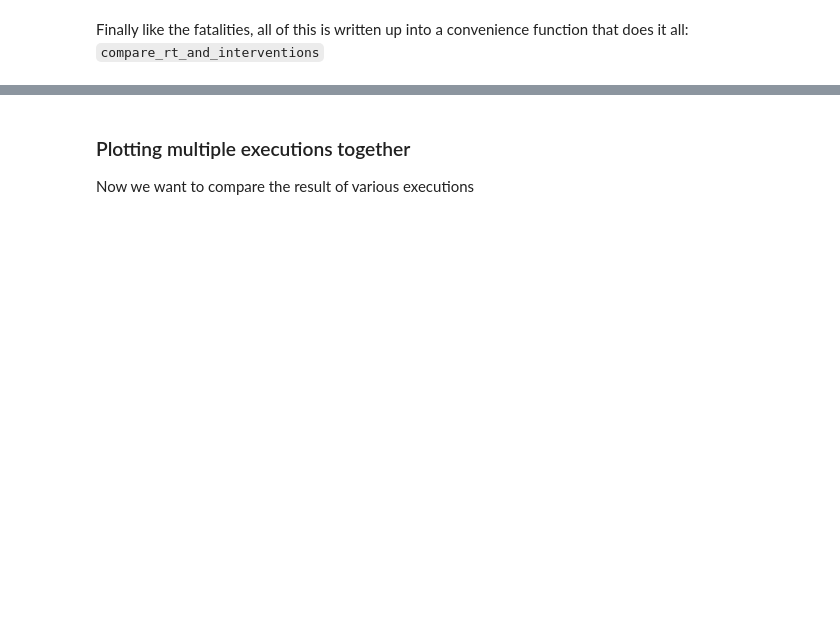
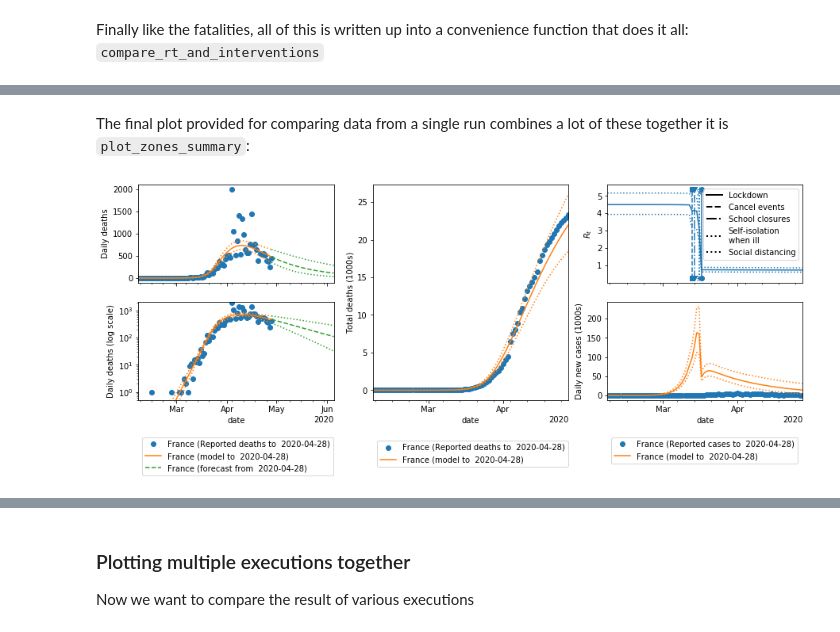
Before and after one commit to payoto/covid19model-fr-regions-results, a Jupyter notebook: data_example.ipynb, the cells around one changed output, grey strips where cells are left out. Drawn from its saved outputs; the diff is of its cells as text; code cells hidden in the pictures; blank space fills up the shorter version.

```diff
--- a/data_example.ipynb
+++ b/data_example.ipynb
@@ -399,0 +421,6 @@ Plotting Forecast R(t) for United_Kingdom (forecast to 2020-04-28)
+# %% [markdown]
+The final plot provided for comparing data from a single run combines a lot of these together it is `plot_zones_summary`:
+# %%
+axs = plot_zones_summary("France", model.data)
+# %% [output]
+[figure, added]
```
Also changed, not shown: parts of 17 cells of this notebook, 3 other files.
